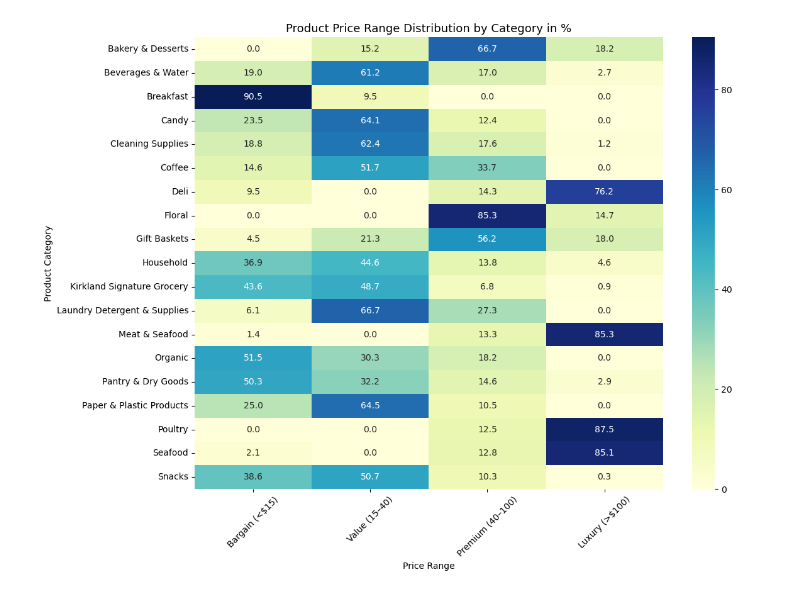
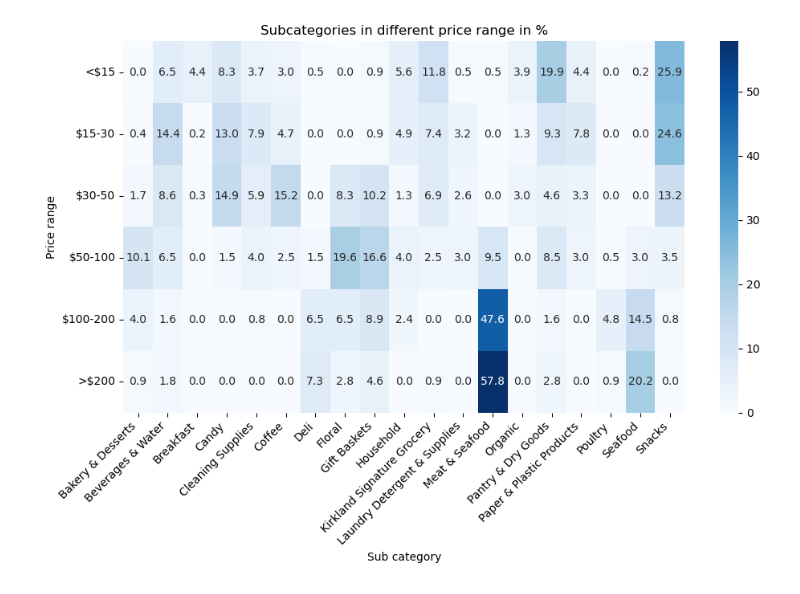
Before and after one commit to iriszhang8/DS4200-Project, a Jupyter notebook: costco_viz2.ipynb, the cells around one changed output. Saved outputs shown, nothing was run; the diff lists cells and outputs as text; code cells hidden in the pictures.

```diff
--- a/costco_viz2.ipynb
+++ b/costco_viz2.ipynb
@@ -3,44 +3,24 @@ import pandas as pd
 import matplotlib.pyplot as plt
 import seaborn as sns
 # %%
-df = pd.read_csv("cleaned_costco_data.csv")
-df.columns = df.columns.str.strip().str.lower()
-df['price'] = pd.to_numeric(df['price'], errors='coerce')
+df = pd.read_csv('cleaned_costco_data.csv')
+
+price_bins = [0, 15, 30, 50, 100, 200, df['Price'].max()]
+price_labels = ['<$15', '$15-30', '$30-50', '$50-100', '$100-200', '>$200']
+df['Price Group'] = pd.cut(df['Price'], bins=price_bins, labels=price_labels, include_lowest=True)
-# %%
-#price range
-def price_ranges(price):
-    if pd.isna(price):
-        return None
-    elif price < 15:
-        return 'Bargain (<$15)'
-    elif 15 <= price <= 40:
-        return 'Value (15–40)'
-    elif 40 < price <= 100:
-        return 'Premium (40–100)'
-    else:
-        return 'Luxury (>$100)'
-
-df['price_ranges'] = df['price'].apply(price_ranges)
-df = df.dropna(subset=['price_ranges'])
-
-#product Count by Category & Price Range)
-price_dist = df.groupby(['sub category', 'price_ranges']).size().unstack().fillna(0)
-
-# Reorder price range columns (from lowest to highest)
-ordered_ranges = ['Bargain (<$15)', 'Value (15–40)', 'Premium (40–100)', 'Luxury (>$100)']
-price_dist = price_dist[ordered_ranges]
-
-#by category use % of products per price range
-percent_dist = price_dist.div(price_dist.sum(axis=1), axis=0) * 100
-
-#heatmap
-plt.figure(figsize=(12,9))
-sns.heatmap(percent_dist, annot=True, fmt='.1f', cmap='YlGnBu')
-plt.title("Product Price Range Distribution by Category in %", fontsize=13)
-plt.xlabel("Price Range")
-plt.ylabel("Product Category")
-plt.xticks(rotation=45)
-plt.tight_layout()
-plt.show()
-# %% [output]
-[figure, removed]
+# %%
+grouped = df.groupby(['Price Group', 'Sub Category'], observed=True).size().unstack(fill_value=0)
+percent_dist =grouped.div(grouped.sum(axis=1),axis=0)*100
+
+plt.figure(figsize=(10,7))
+sns.heatmap(percent_dist, annot=True, fmt=".1f", cmap='Blues')
+
+plt.title("Subcategories in different price range in %")
+plt.ylabel("Price range")
+plt.xlabel("Sub category")
+plt.xticks(rotation=45,ha='right')
+plt.yticks(rotation=0)
+plt.tight_layout()
+plt.show()
+# %% [output]
+[figure, added]
```
Also changed, not shown: 1 other file.
